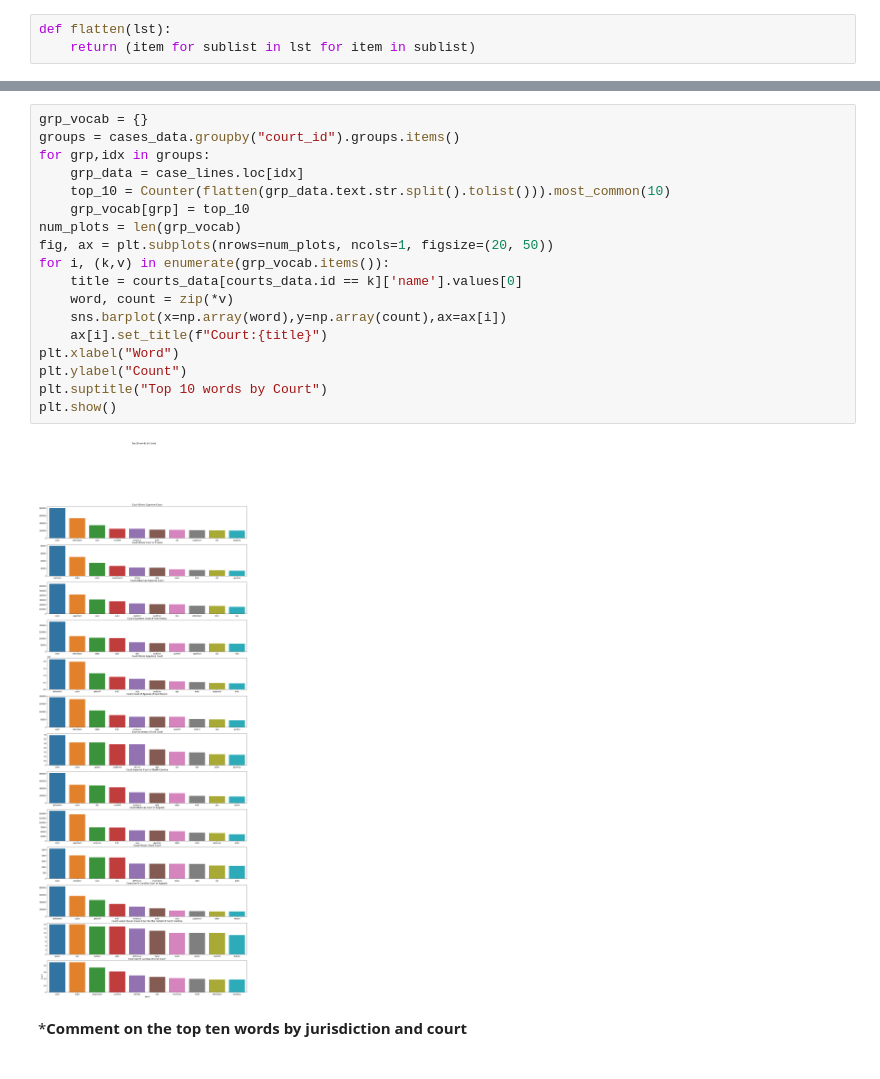
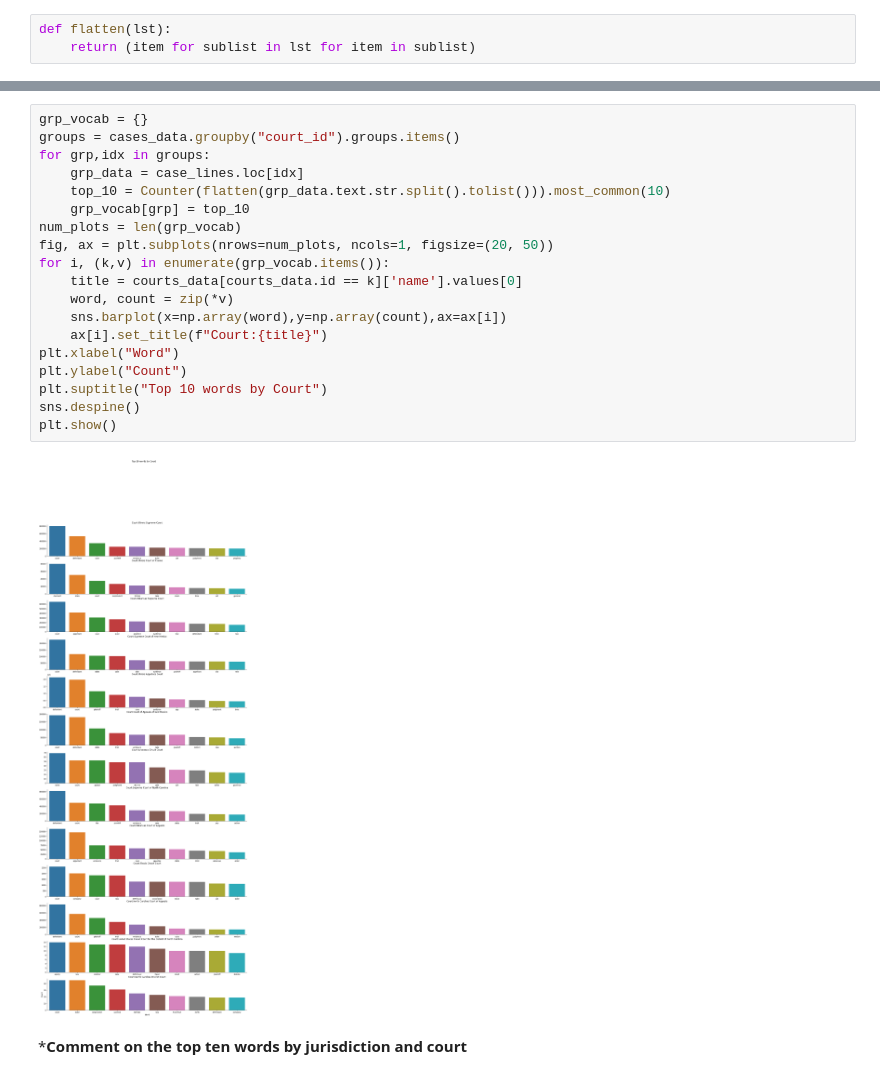
Before and after one commit to parambharat/cs109b-grp9-final-project, a Jupyter notebook: notebooks/grp9-milestone-2-submission.ipynb, the cells around one changed output, grey strips where cells are left out. Cells and saved outputs as stored; diff of their text form.

```diff
--- a/notebooks/grp9-milestone-2-submission.ipynb
+++ b/notebooks/grp9-milestone-2-submission.ipynb
@@ -697,23 +680,24 @@ plt.show()
 # %%
 grp_vocab = {}
 groups = cases_data.groupby("court_id").groups.items()
 for grp,idx in groups:
     grp_data = case_lines.loc[idx]
     top_10 = Counter(flatten(grp_data.text.str.split().tolist())).most_common(10)
     grp_vocab[grp] = top_10
 num_plots = len(grp_vocab)
 fig, ax = plt.subplots(nrows=num_plots, ncols=1, figsize=(20, 50))
 for i, (k,v) in enumerate(grp_vocab.items()):
     title = courts_data[courts_data.id == k]['name'].values[0]
     word, count = zip(*v)
     sns.barplot(x=np.array(word),y=np.array(count),ax=ax[i])
     ax[i].set_title(f"Court:{title}")
 plt.xlabel("Word")
 plt.ylabel("Count")
 plt.suptitle("Top 10 words by Court")
+sns.despine()
 plt.show()
 # %% [output]
-[figure, old version]
+[figure, new version]
 # %% [markdown]
 ***Comment on the top ten words by jurisdiction and court**
 # %% [raw]
```
Also changed, not shown: parts of 39 cells of this notebook.
